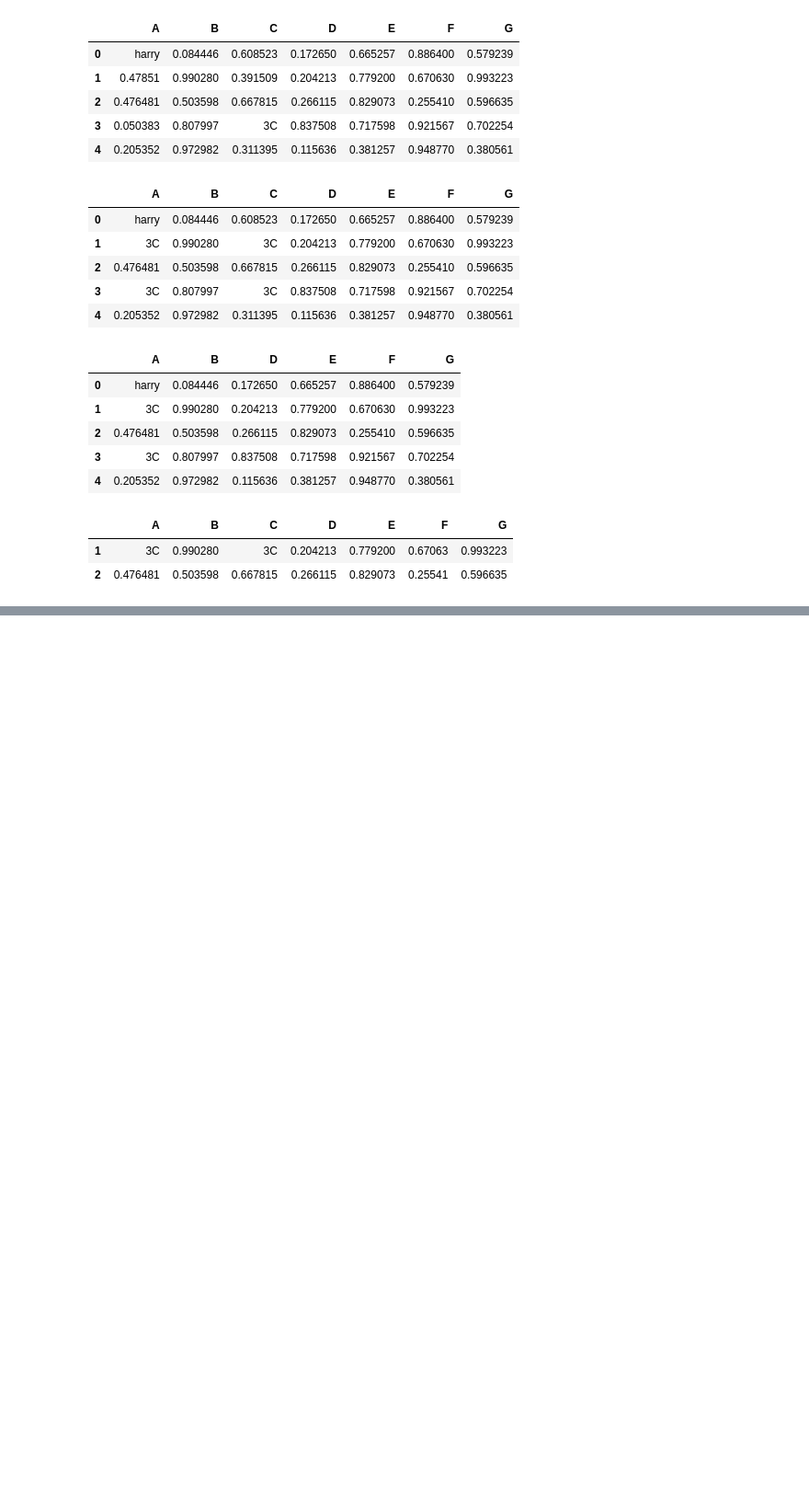
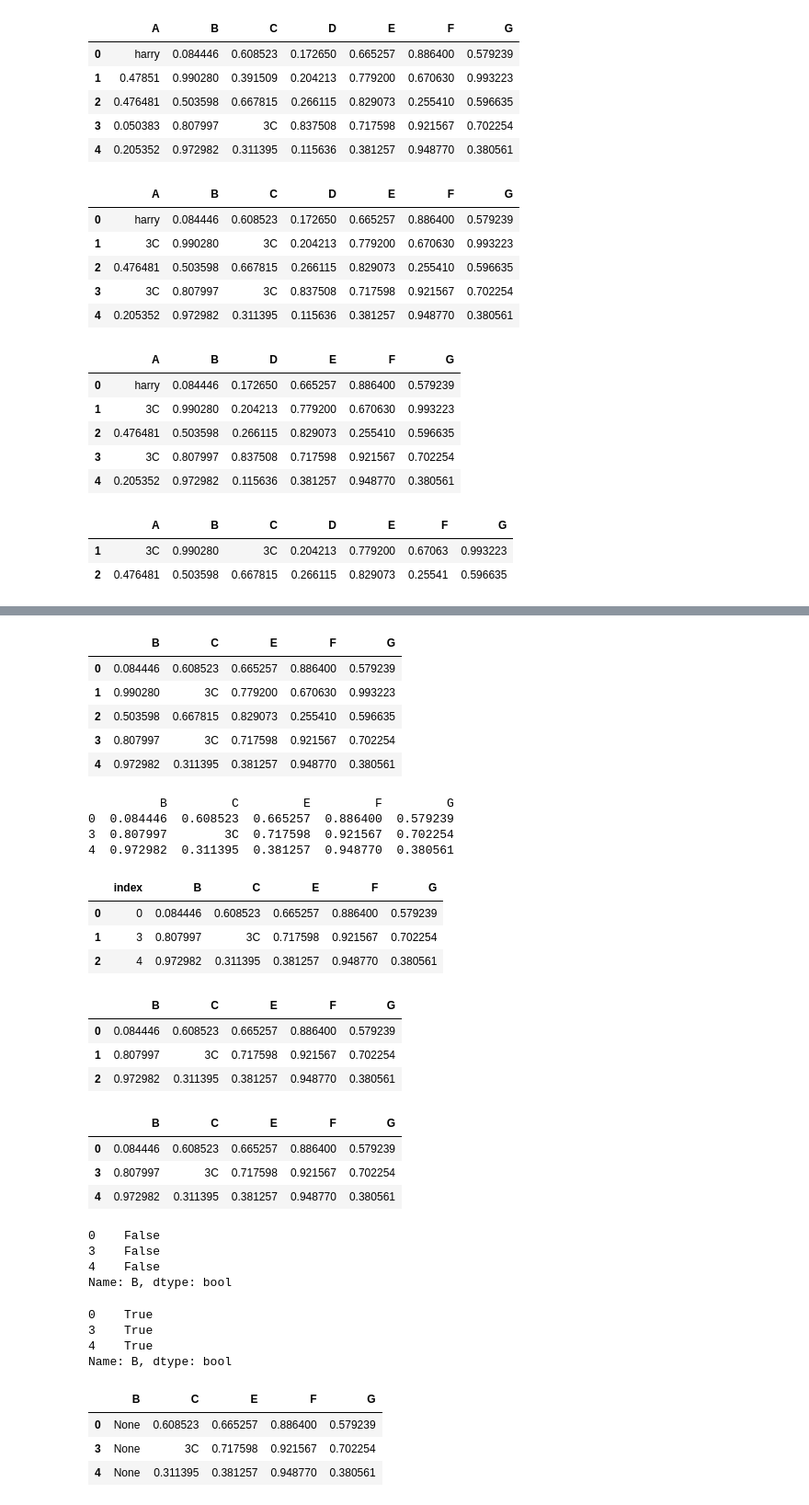
Before and after one commit to Newtanmukh/Python-Frameworks-Tutorials, a Jupyter notebook: PANDAS-June2024/SEBI.ipynb, the cells around one changed output, grey strips where cells are left out. Shown at 92% size. Saved outputs shown, nothing was run; the diff lists cells and outputs as text; code cells hidden in the pictures; blank space fills up the shorter version.

```diff
--- a/PANDAS-June2024/SEBI.ipynb
+++ b/PANDAS-June2024/SEBI.ipynb
@@ -705,0 +720,45 @@ newdf2.loc[newdf2['B']>0.6]
+# %%
+newdf2
+# %% [output]
+|  | B | C | E | F | G |
+| 0 | 0.084446 | 0.608523 | 0.665257 | 0.886400 | 0.579239 |
+| 1 | 0.990280 | 3C | 0.779200 | 0.670630 | 0.993223 |
+| 2 | 0.503598 | 0.667815 | 0.829073 | 0.255410 | 0.596635 |
+| 3 | 0.807997 | 3C | 0.717598 | 0.921567 | 0.702254 |
+| 4 | 0.972982 | 0.311395 | 0.381257 | 0.948770 | 0.380561 |
+# %%
+newdf2.drop([1,2], axis=0, inplace=True)
+print(newdf2)
+# %% [output]
+          B         C         E         F         G
+0  0.084446  0.608523  0.665257  0.886400  0.579239
+3  0.807997        3C  0.717598  0.921567  0.702254
+4  0.972982  0.311395  0.381257  0.948770  0.380561
+# %%
+newdf2.reset_index()
+# %% [output]
+|  | index | B | C | E | F | G |
+| 0 | 0 | 0.084446 | 0.608523 | 0.665257 | 0.886400 | 0.579239 |
+| 1 | 3 | 0.807997 | 3C | 0.717598 | 0.921567 | 0.702254 |
+| 2 | 4 | 0.972982 | 0.311395 | 0.381257 | 0.948770 | 0.380561 |
+# %%
+newdf2.reset_index(drop = True)
+# %% [output]
+|  | B | C | E | F | G |
+| 0 | 0.084446 | 0.608523 | 0.665257 | 0.886400 | 0.579239 |
+| 1 | 0.807997 | 3C | 0.717598 | 0.921567 | 0.702254 |
+| 2 | 0.972982 | 0.311395 | 0.381257 | 0.948770 | 0.380561 |
+# %%
+newdf2
+# %% [output]
+|  | B | C | E | F | G |
+| 0 | 0.084446 | 0.608523 | 0.665257 | 0.886400 | 0.579239 |
+| 3 | 0.807997 | 3C | 0.717598 | 0.921567 | 0.702254 |
+| 4 | 0.972982 | 0.311395 | 0.381257 | 0.948770 | 0.380561 |
+# %%
+newdf2['B'].isnull()
+# %% [output]
+0    False
+3    False
+4    False
+Name: B, dtype: bool
@@ -705,0 +767,7 @@ newdf2.loc[newdf2['B']>0.6]
+# %%
+newdf2['B'].isnull()
+# %% [output]
+0    True
+3    True
+4    True
+Name: B, dtype: bool
@@ -705,0 +776,7 @@ newdf2.loc[newdf2['B']>0.6]
+# %%
+newdf2
+# %% [output]
+|  | B | C | E | F | G |
+| 0 | None | 0.608523 | 0.665257 | 0.886400 | 0.579239 |
+| 3 | None | 3C | 0.717598 | 0.921567 | 0.702254 |
+| 4 | None | 0.311395 | 0.381257 | 0.948770 | 0.380561 |
```
Also changed, not shown: parts of 6 cells of this notebook.
